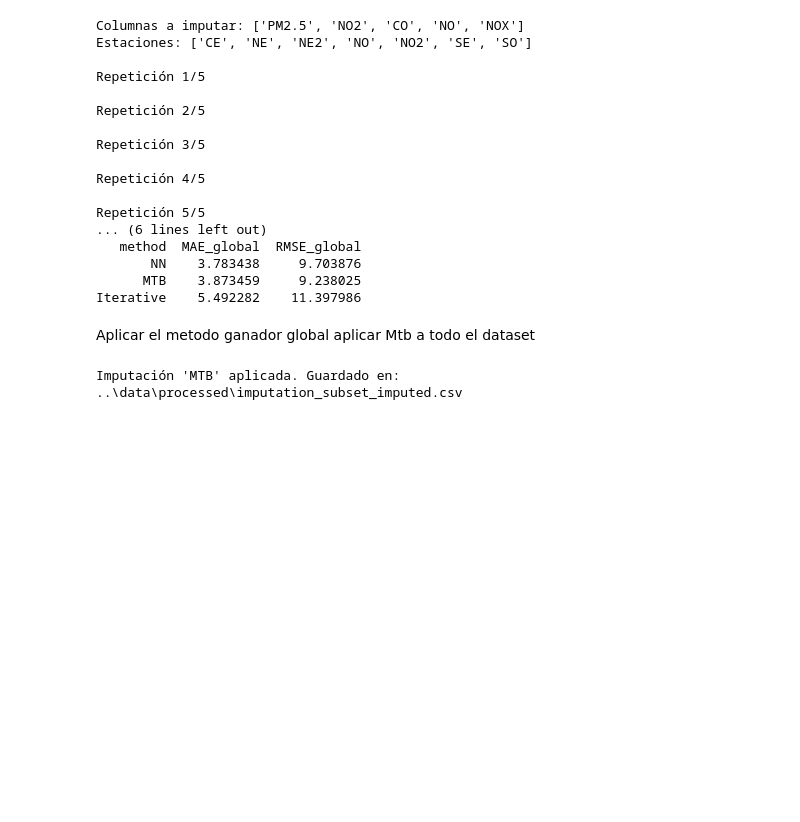
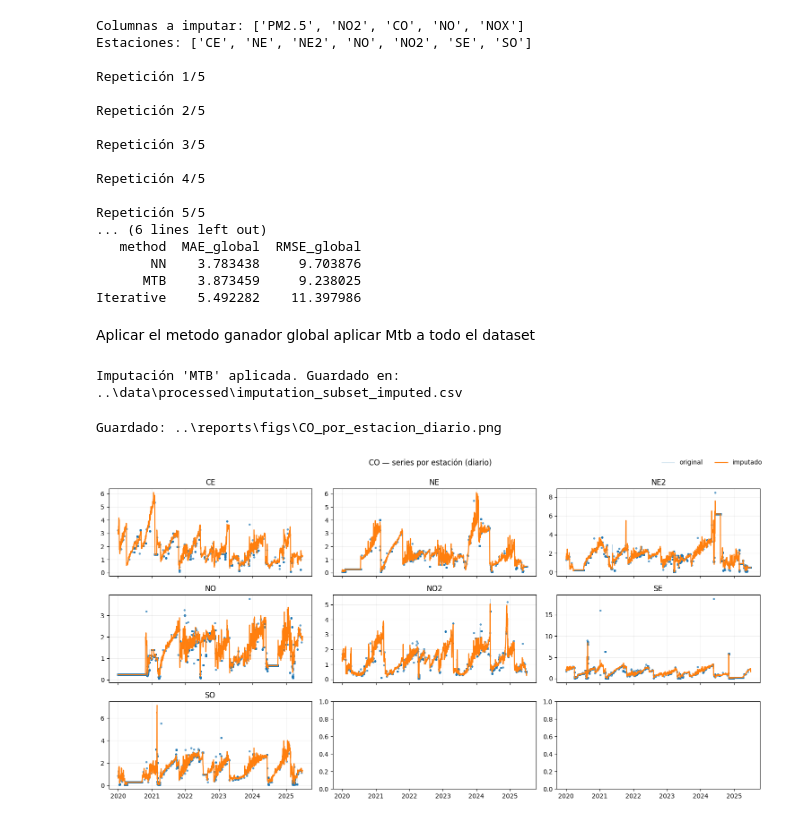
Before and after one commit to Facundo-Barbera/MA2003B-Reto, a Jupyter notebook: notebooks/data_imputation.ipynb, the cells around one changed output. Cells and saved outputs as stored; diff of their text form; code cells hidden in the pictures; blank space fills up the shorter version.

```diff
--- a/notebooks/data_imputation.ipynb
+++ b/notebooks/data_imputation.ipynb
@@ -589,0 +673,5 @@ Imputación 'MTB' aplicada. Guardado en: ..\data\processed\imputation_subset_imp
+# %%
+plot_grid_for_pollutant_clean("CO")
+# %% [output]
+Guardado: ..\reports\figs\CO_por_estacion_diario.png
+[figure, added]
```
Also changed, not shown: parts of 1 cell of this notebook.
